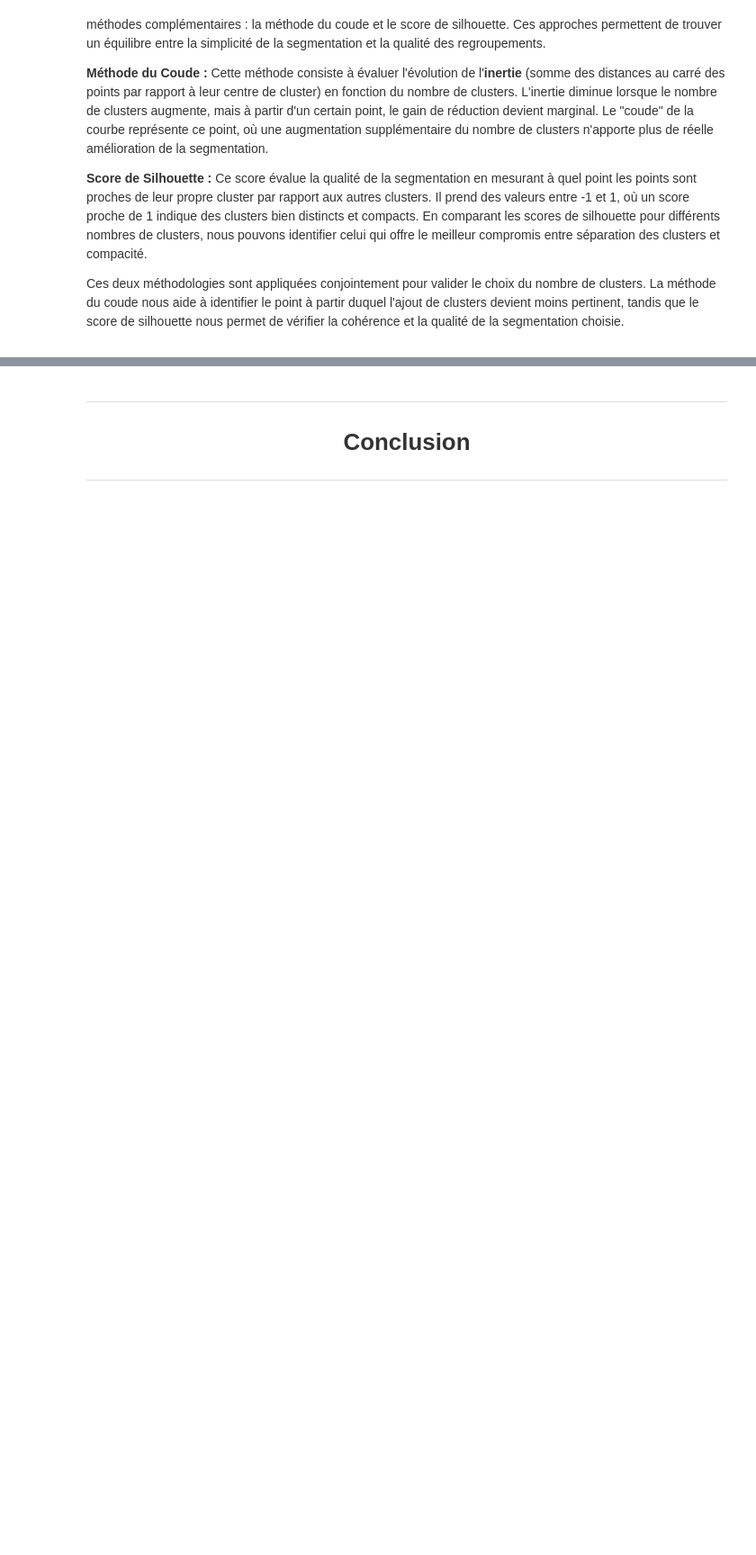
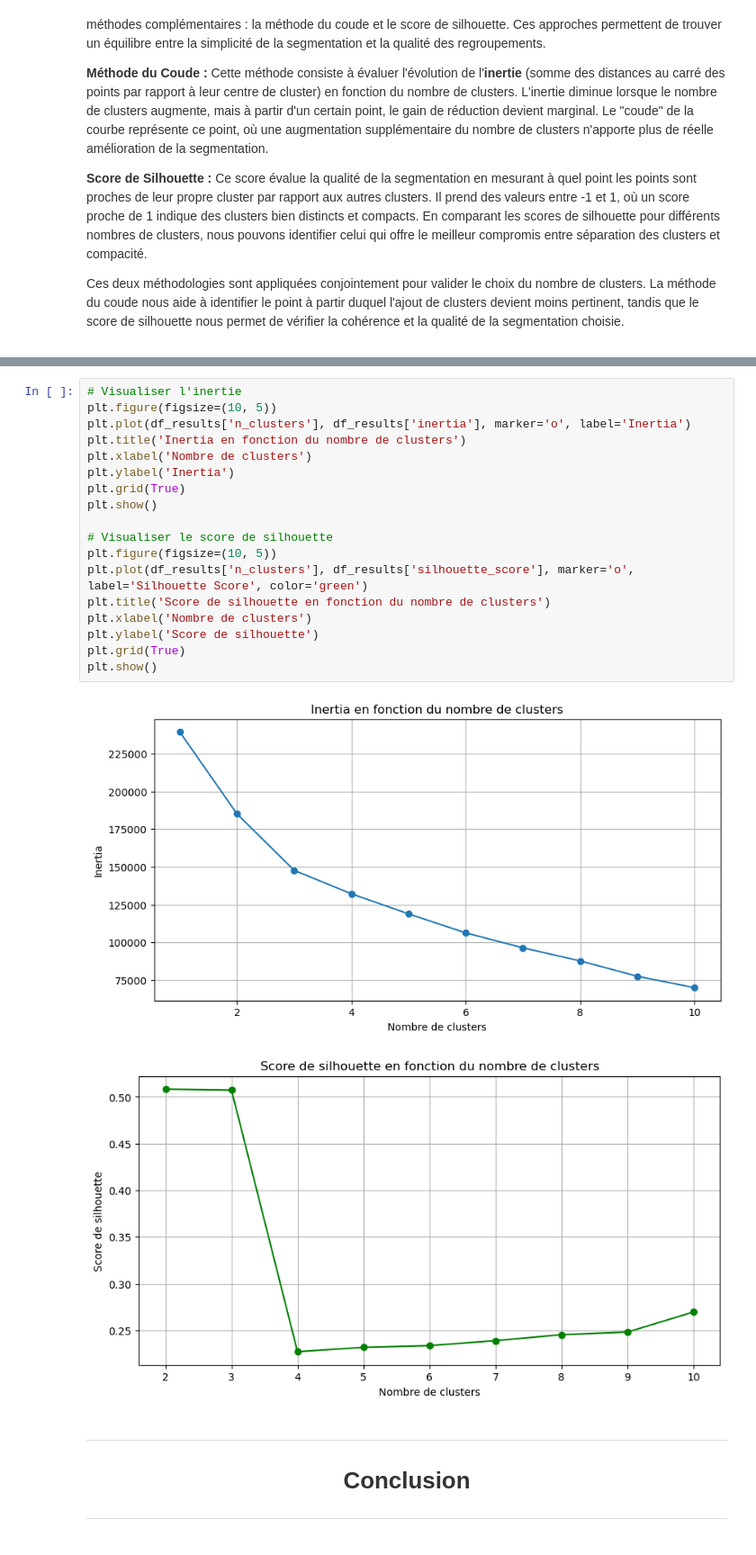
Before and after one commit to aduayom/Clustering-model, a Jupyter notebook: clustering_project.ipynb, the cells around one changed output, grey strips where cells are left out. Shown at 90% size. Cells and saved outputs as stored; diff of their text form; blank space fills up the shorter version.

```diff
--- a/clustering_project.ipynb
+++ b/clustering_project.ipynb
@@ -781,3 +785,24 @@ NameError: name 'Data_standardized' is not defined
+# %%
+# Visualiser l'inertie
+plt.figure(figsize=(10, 5))
+plt.plot(df_results['n_clusters'], df_results['inertia'], marker='o', label='Inertia')
+plt.title('Inertia en fonction du nombre de clusters')
+plt.xlabel('Nombre de clusters')
+plt.ylabel('Inertia')
+plt.grid(True)
+plt.show()
+
+# Visualiser le score de silhouette
+plt.figure(figsize=(10, 5))
+plt.plot(df_results['n_clusters'], df_results['silhouette_score'], marker='o', label='Silhouette Score', color='green')
+plt.title('Score de silhouette en fonction du nombre de clusters')
+plt.xlabel('Nombre de clusters')
+plt.ylabel('Score de silhouette')
+plt.grid(True)
+plt.show()
+# %% [output]
+[figure, added]
+[figure, added]
 # %% [markdown]
 <div style="font-family: 'Arial', sans-serif; color: #333; font-size: 14px;">
     <hr style="border-width:2px;border-color:#75DFC1">
```
Also changed, not shown: parts of 3 cells of this notebook.
